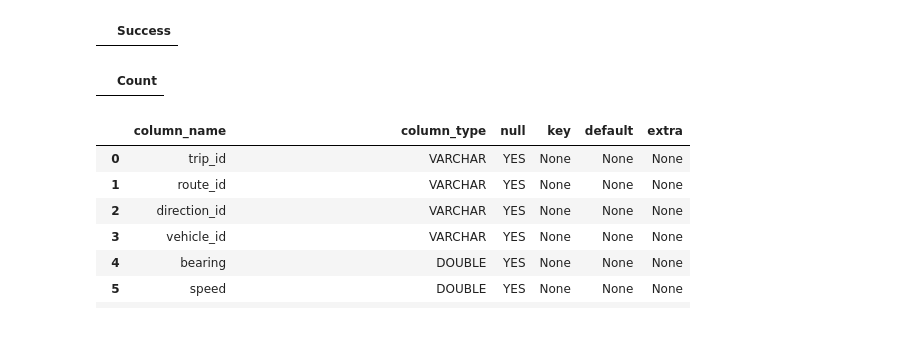
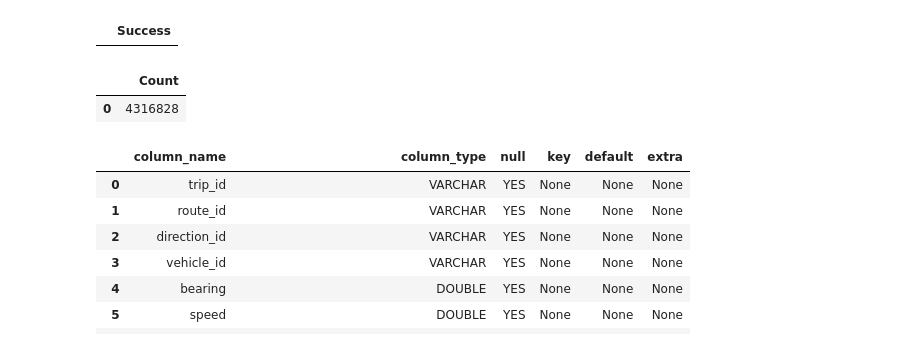
Before and after one commit to smohiudd/gtfs-realtime-etl, a Jupyter notebook: notebooks/schedule_deviation.ipynb, the cells around one changed output. Cells and saved outputs as stored; diff of their text form; code cells hidden in the pictures.

```diff
--- a/notebooks/schedule_deviation.ipynb
+++ b/notebooks/schedule_deviation.ipynb
@@ -33,24 +46,25 @@ LOAD spatial;
 # %%
 %%sql
 CREATE TABLE IF NOT EXISTS trips AS
-    SELECT * FROM read_csv('data/ttc/trips.txt');
+    SELECT * FROM read_csv('data/{{agency}}/trips.txt');
 
 CREATE TABLE IF NOT EXISTS stops AS
 SELECT
     *,
     ST_Point(stop_lon, stop_lat) AS stop_loc
-FROM read_csv('data/ttc/stops.txt');
+FROM read_csv('data/{{agency}}/stops.txt', types={'stop_id': 'VARCHAR'});
 
 CREATE TABLE IF NOT EXISTS routes AS
-    SELECT * FROM read_csv('data/ttc/routes.txt');
+    SELECT * FROM read_csv('data/{{agency}}/routes.txt');
 
 CREATE TABLE IF NOT EXISTS shapes AS
-    SELECT * FROM read_csv('data/ttc/shapes.txt');
+    SELECT * FROM read_csv('data/{{agency}}/shapes.txt');
 
 CREATE TABLE IF NOT EXISTS stop_times AS
-    SELECT * FROM read_csv('data/ttc/stop_times.txt');
+    SELECT * FROM read_csv('data/{{agency}}/stop_times.txt', types={'stop_id': 'VARCHAR'});
 # %% [output]
 |  | Count |
+| 0 | 4316828 |
 # %%
 #Create view of vehicle positions
 # %%
```
Also changed, not shown: parts of 11 cells of this notebook, 4 other files.
